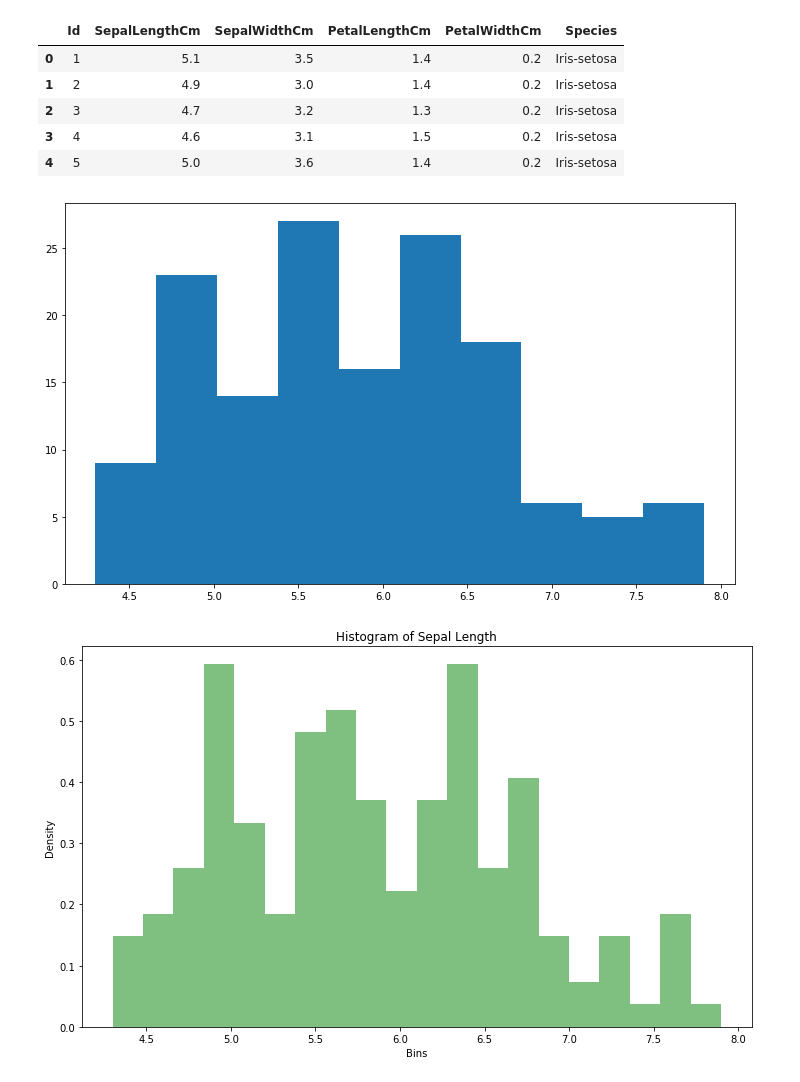
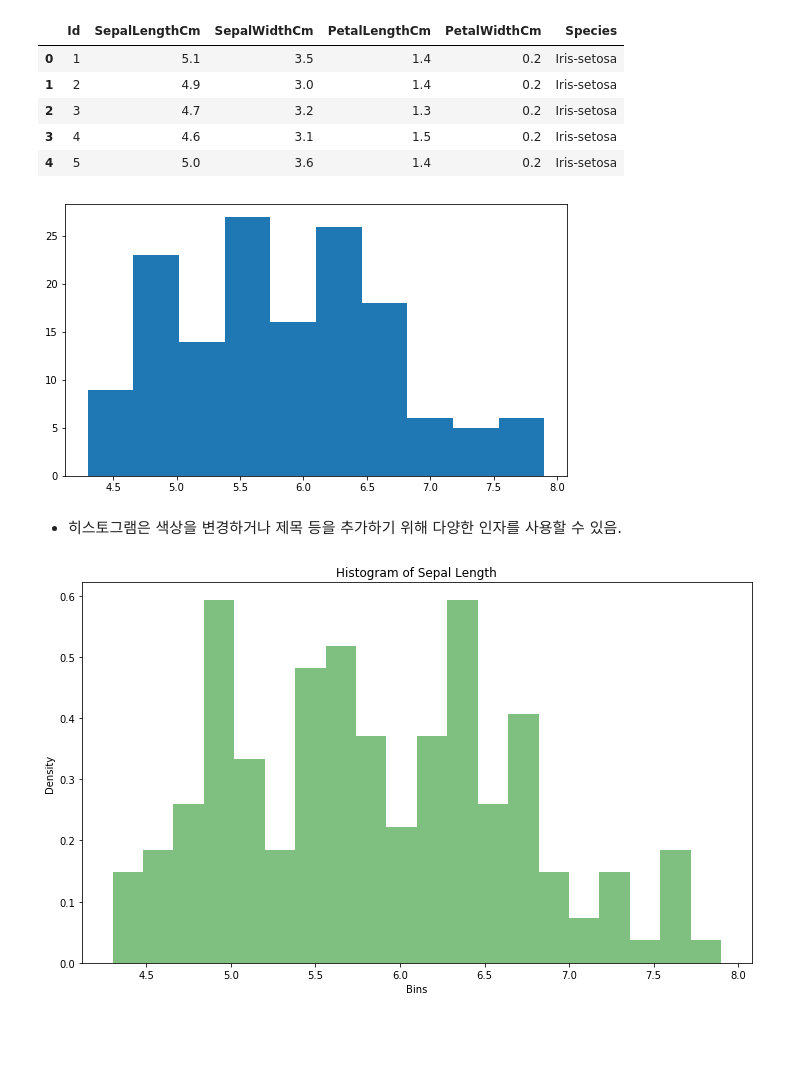
Before and after one commit to bluedragon0725/Smalldata-Lab, a Jupyter notebook: 02_Python Basic/02_이름/01_히스토그램.ipynb, the cells around one changed output. Cells and saved outputs as stored; diff of their text form; code cells hidden in the pictures; blank space fills up the shorter version.

```diff
--- a/02_Python Basic/02_이름/01_히스토그램.ipynb
+++ b/02_Python Basic/02_이름/01_히스토그램.ipynb
@@ -16,11 +25,13 @@ df.head()
 | 3 | 4 | 4.6 | 3.1 | 1.5 | 0.2 | Iris-setosa |
 | 4 | 5 | 5.0 | 3.6 | 1.4 | 0.2 | Iris-setosa |
 # %%
-fig, ax = plt.subplots(figsize = (12, 7))
+fig, ax = plt.subplots(figsize = (9, 5))
 
 ax.hist(df["SepalLengthCm"]);
 # %% [output]
-[figure, old version]
+[figure, new version]
+# %% [markdown]
+* 히스토그램은 색상을 변경하거나 제목 등을 추가하기 위해 다양한 인자를 사용할 수 있음.
 # %%
 fig, ax = plt.subplots(figsize = (12, 7))
 
```
Also changed, not shown: parts of 5 cells of this notebook.
